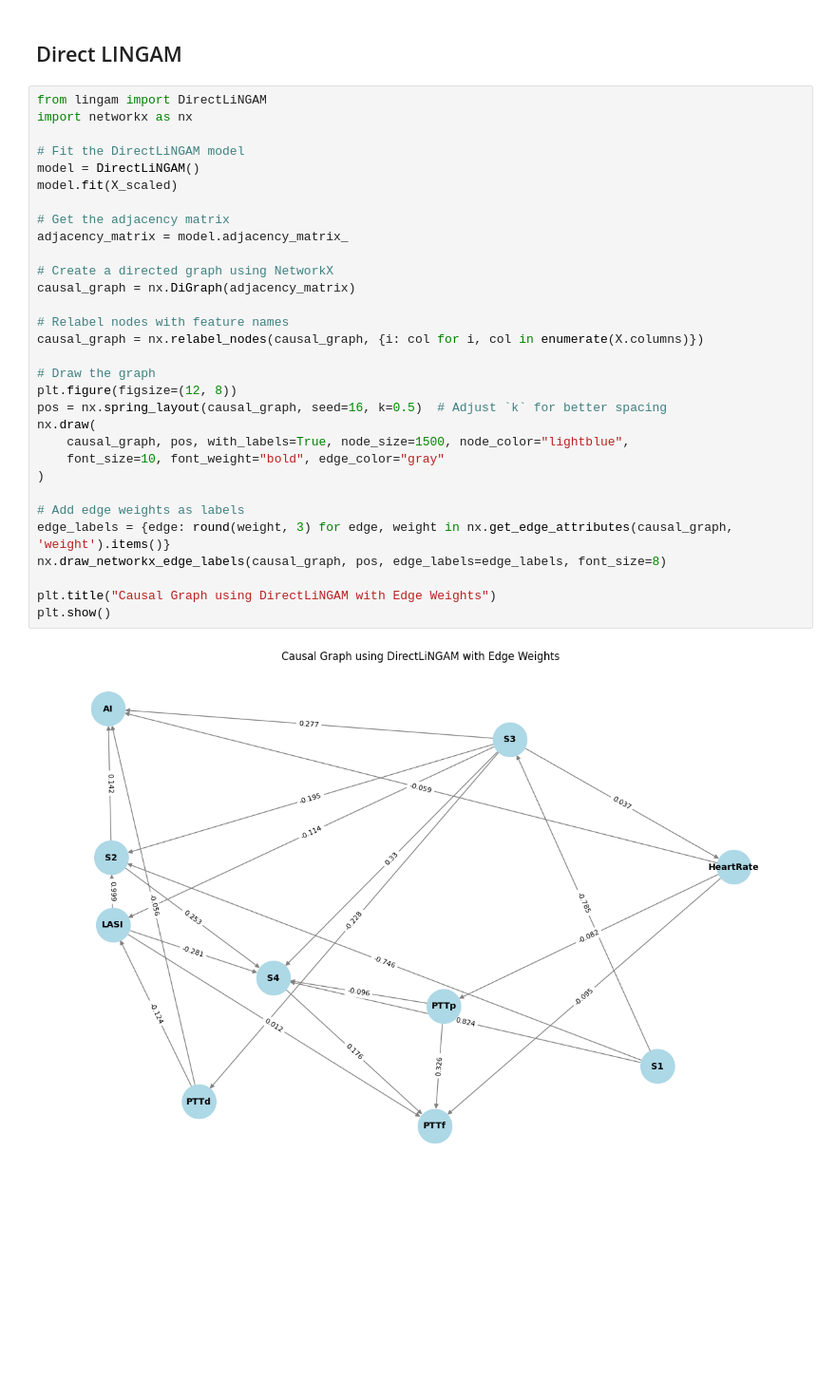
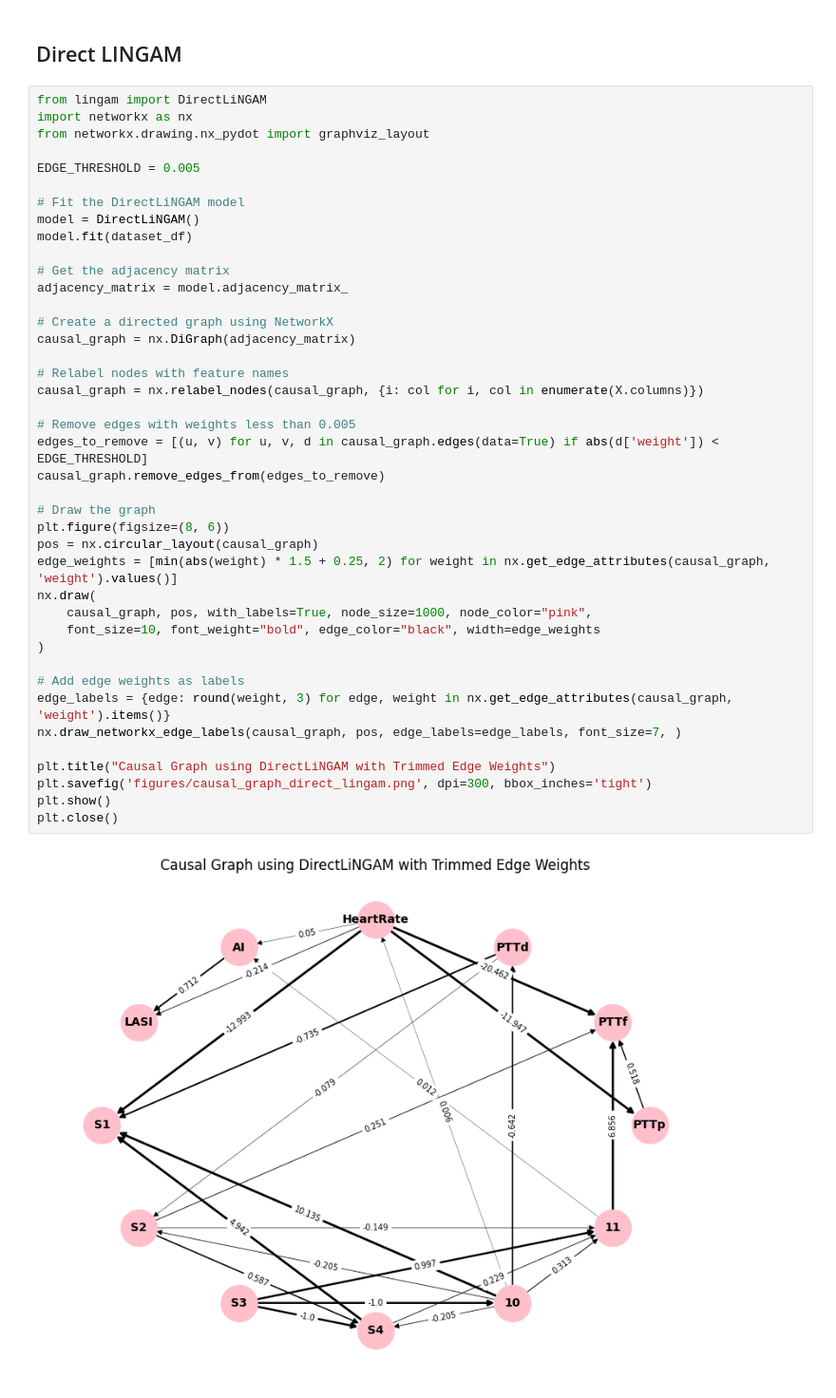
Before and after one commit to AniruthAnanth/CuffLessBloodPressureEstimation, a Jupyter notebook: main.ipynb, the cells around one changed output. Shown at 95% size. Cells and saved outputs as stored; diff of their text form; blank space fills up the shorter version.

Commit message:
fixed lingam and figures

```diff
--- a/main.ipynb
+++ b/main.ipynb
@@ -654,33 +294,43 @@ Pass/Fail: Fail
 # %%
 from lingam import DirectLiNGAM
 import networkx as nx
+from networkx.drawing.nx_pydot import graphviz_layout
+
+EDGE_THRESHOLD = 0.005
 
 # Fit the DirectLiNGAM model
 model = DirectLiNGAM()
-model.fit(X_scaled)
+model.fit(dataset_df)
 
 # Get the adjacency matrix
 adjacency_matrix = model.adjacency_matrix_
 
 # Create a directed graph using NetworkX
 causal_graph = nx.DiGraph(adjacency_matrix)
 
 # Relabel nodes with feature names
 causal_graph = nx.relabel_nodes(causal_graph, {i: col for i, col in enumerate(X.columns)})
 
+# Remove edges with weights less than 0.005
+edges_to_remove = [(u, v) for u, v, d in causal_graph.edges(data=True) if abs(d['weight']) < EDGE_THRESHOLD]
+causal_graph.remove_edges_from(edges_to_remove)
+
 # Draw the graph
-plt.figure(figsize=(12, 8))
-pos = nx.spring_layout(causal_graph, seed=16, k=0.5)  # Adjust `k` for better spacing
+plt.figure(figsize=(8, 6))
+pos = nx.circular_layout(causal_graph)
+edge_weights = [min(abs(weight) * 1.5 + 0.25, 2) for weight in nx.get_edge_attributes(causal_graph, 'weight').values()]
 nx.draw(
-    causal_graph, pos, with_labels=True, node_size=1500, node_color="lightblue",
-    font_size=10, font_weight="bold", edge_color="gray"
+    causal_graph, pos, with_labels=True, node_size=1000, node_color="pink",
+    font_size=10, font_weight="bold", edge_color="black", width=edge_weights
 )
 
 # Add edge weights as labels
 edge_labels = {edge: round(weight, 3) for edge, weight in nx.get_edge_attributes(causal_graph, 'weight').items()}
-nx.draw_networkx_edge_labels(causal_graph, pos, edge_labels=edge_labels, font_size=8)
+nx.draw_networkx_edge_labels(causal_graph, pos, edge_labels=edge_labels, font_size=7, )
 
-plt.title("Causal Graph using DirectLiNGAM with Edge Weights")
+plt.title("Causal Graph using DirectLiNGAM with Trimmed Edge Weights")
+plt.savefig('figures/causal_graph_direct_lingam.png', dpi=300, bbox_inches='tight')
 plt.show()
+plt.close()
 # %% [output]
-[figure, old version]
+[figure, new version]
```
Also changed, not shown: parts of 22 cells of this notebook, 2 other files.
